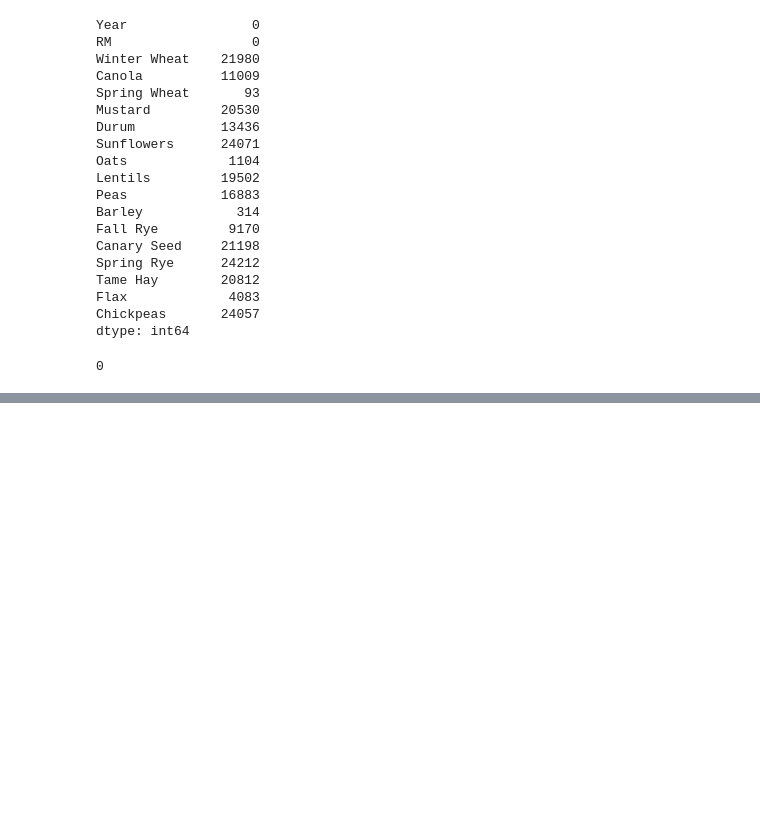
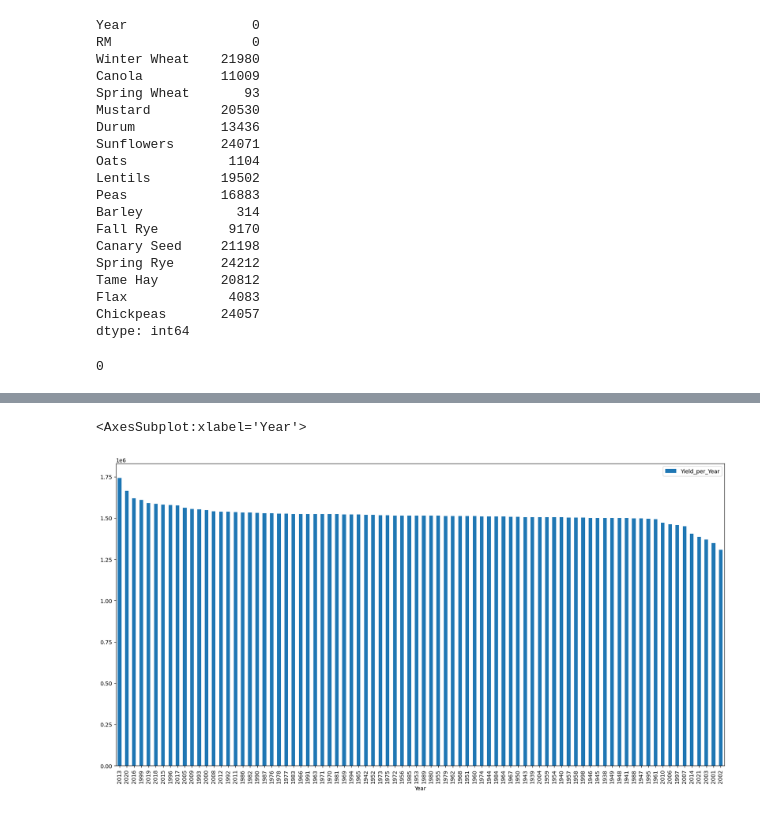
Before and after one commit to faisalapp/gis_data_science, a Jupyter notebook: Assignment_5.ipynb, the cells around one changed output, grey strips where cells are left out. Cells and saved outputs as stored; diff of their text form; code cells hidden in the pictures; blank space fills up the shorter version.

```diff
--- a/Assignment_5.ipynb
+++ b/Assignment_5.ipynb
@@ -163,0 +134,2 @@ dtype: int64
+# %%
+df_new = df_new.fillna(df_new.mean()) # fill rest of the NaN with mean within each column
@@ -163,0 +161,11 @@ dtype: int64
+# %%
+df_per_year = df_new.groupby('Year').sum() # sum of yield per crop per year
+df_per_rm = df_new.groupby('RM').sum() # sum of yield per crop per RM
+# %%
+# df_per_year.to_csv('D:/gis-data-science/Palette_training_5/df_per_year.csv')
+df_per_year.drop('RM', axis=1, inplace=True)
+df_per_rm.drop('Year', axis=1, inplace=True)
+# %%
+df_per_year = df_per_year[0:].sum(axis=1).reset_index(name ='Yield_per_Year').sort_values(by='Yield_per_Year', ascending=False) # sum of all yields per Year
+df_per_year.set_index('Year', inplace=True)
+df_per_year # sum of all crop yield per year
@@ -163,0 +206,5 @@ dtype: int64
+# %%
+df_per_year.plot(kind='bar', figsize=(20, 10)) # graph showing total yield per year
+# %% [output]
+<AxesSubplot:xlabel='Year'>
+[figure, added]
```
Also changed, not shown: parts of 37 cells of this notebook.
